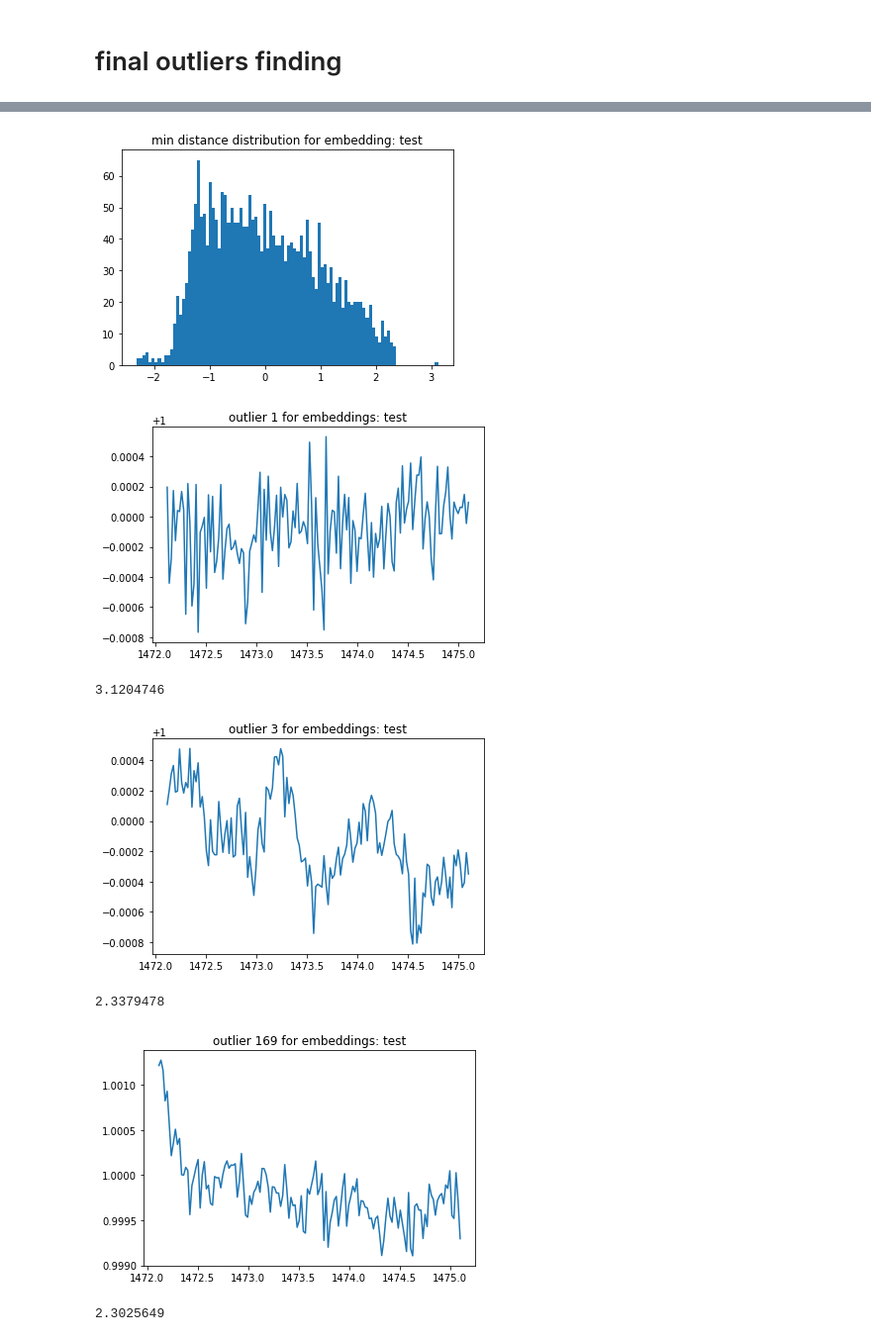
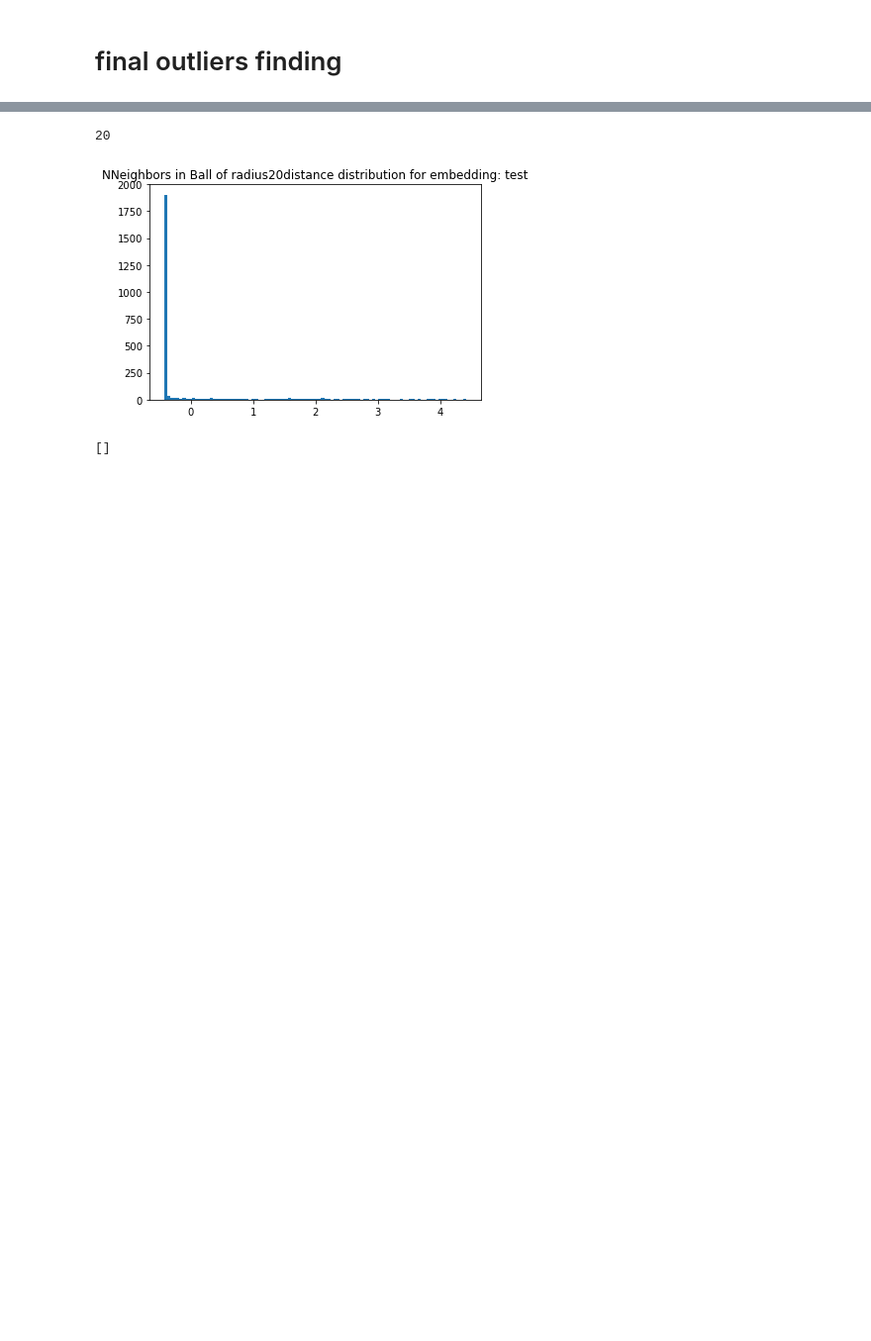
Before and after one commit to kushaltirumala/outlier_kplr, a Jupyter notebook: sparse_light_curve_analysis.ipynb, the cells around one changed output, grey strips where cells are left out. Shown: that part at 99% size. Cells and saved outputs as stored; diff of their text form; code cells hidden in the pictures; blank space fills up the shorter version.

Commit message:
ball metric added

```diff
--- a/sparse_light_curve_analysis.ipynb
+++ b/sparse_light_curve_analysis.ipynb
@@ -13,7 +13,7 @@ def real_plot(num):
     x = kdata[num][0]
     y = kdata[num][1]
     y_err = kdata[num][2]
-    plt.plot(x, y)
+    plt.plot(x, y, ".")
 
 def plot_sparse(data_arr, lc_index):
     if data_arr >= 3:
@@ -190,0 +203,9 @@ plot_lc(embeddings_umap_784_2, "test umap")
+# %%
+from scipy.spatial import cKDTree
+
+lookup_tree = cKDTree(embeddings_tsne_784_2)
+# %%
+ball_count = []
+for point in embeddings_tsne_784_2:
+    ball_count.append(len(lookup_tree.query_ball_point(point, 1)))
+ball_count = np.array(ball_count)
@@ -210,8 +235,35 @@ min_dist = 1.0
 model_umap = umap.UMAP(n_neighbors=neighbors, min_dist=min_dist)
 embeddings_umap_pca = model_umap.fit_transform(pca_embeddings)
 # %%
-def find_outliers(distances, metric='min', name="test", cutoff=3):
-    if metric == 'average':
+def find_outliers(distances, metric='min', name="test", cutoff=3, neg_cutoff=None, r=None):
+    if metric == 'ball':
+        if r is None:
+            r = 1
+        lookup_tree = cKDTree(distances)
+        ball_count = []
+        print r
+        for point in embeddings_tsne_784_2:
+            ball_count.append(len(lookup_tree.query_ball_point(point, r)))
+        distribution = np.array(ball_count)
+        average = np.mean(distribution)
+        std = np.std(distribution)
+        normalized = np.apply_along_axis(lambda x: (x-average)/std, 0, distribution)
+        plt.title("NNeighbors in Ball of radius" + str(r) + "distance distribution for embedding: " + name)
+        plt.hist(normalized, bins=100)
+        plt.show()
+        outliers = [i for i, _ in enumerate(normalized) if normalized[i] > cutoff]
+        if neg_cutoff:
+            for i, _ in enumerate(normalized):
+                if normalized[i] < neg_cutoff:
+                    outliers.append(i)
+
+        for i in outliers:
+            plt.title("outlier " + str(i) + " for embeddings: " + name)
+            plot_sparse(4, i)
+            plt.show()
+            print normalized[i]
+        return outliers
+    elif metric == 'average':
         distribution = np.mean(distances, axis=1)
         average = np.mean(distribution)
         std = np.std(distribution)
@@ -247,10 +338,6 @@ def find_outliers(distances, metric='min', name="test", cutoff=3):
 # %%
-find_outliers(embeddings_umap_pca, cutoff=2.3)
+find_outliers(embeddings_umap_pca, metric='ball', cutoff=10, neg_cutoff=-2.3, r=20)
 # %% [output]
+20
-[figure, old version]
+[figure, new version]
-[figure, removed]
-3.1204746
-[figure, removed]
-2.3379478
+[]
-[figure, removed]
-2.3025649
```
Also changed, not shown: parts of 18 cells of this notebook.
